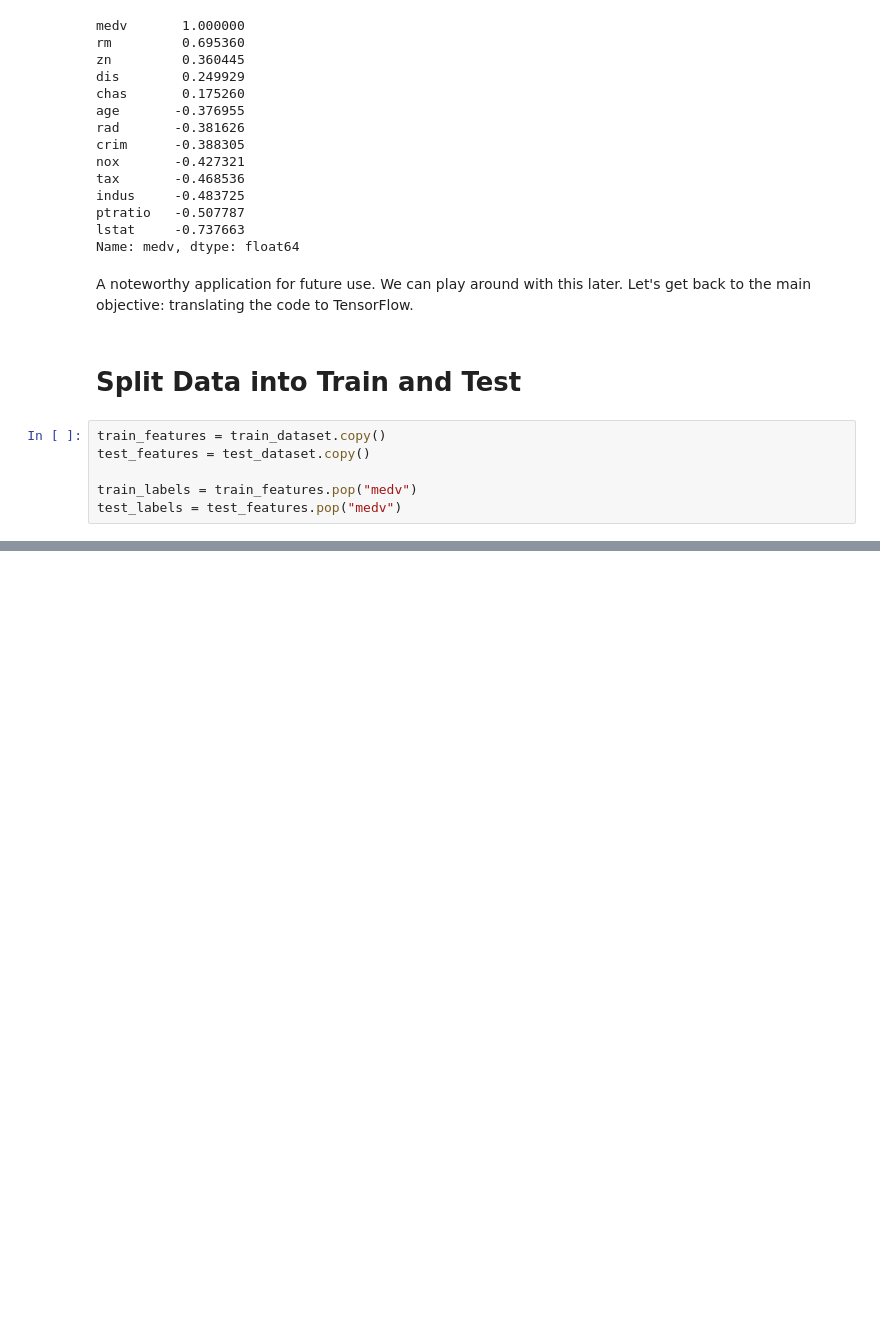
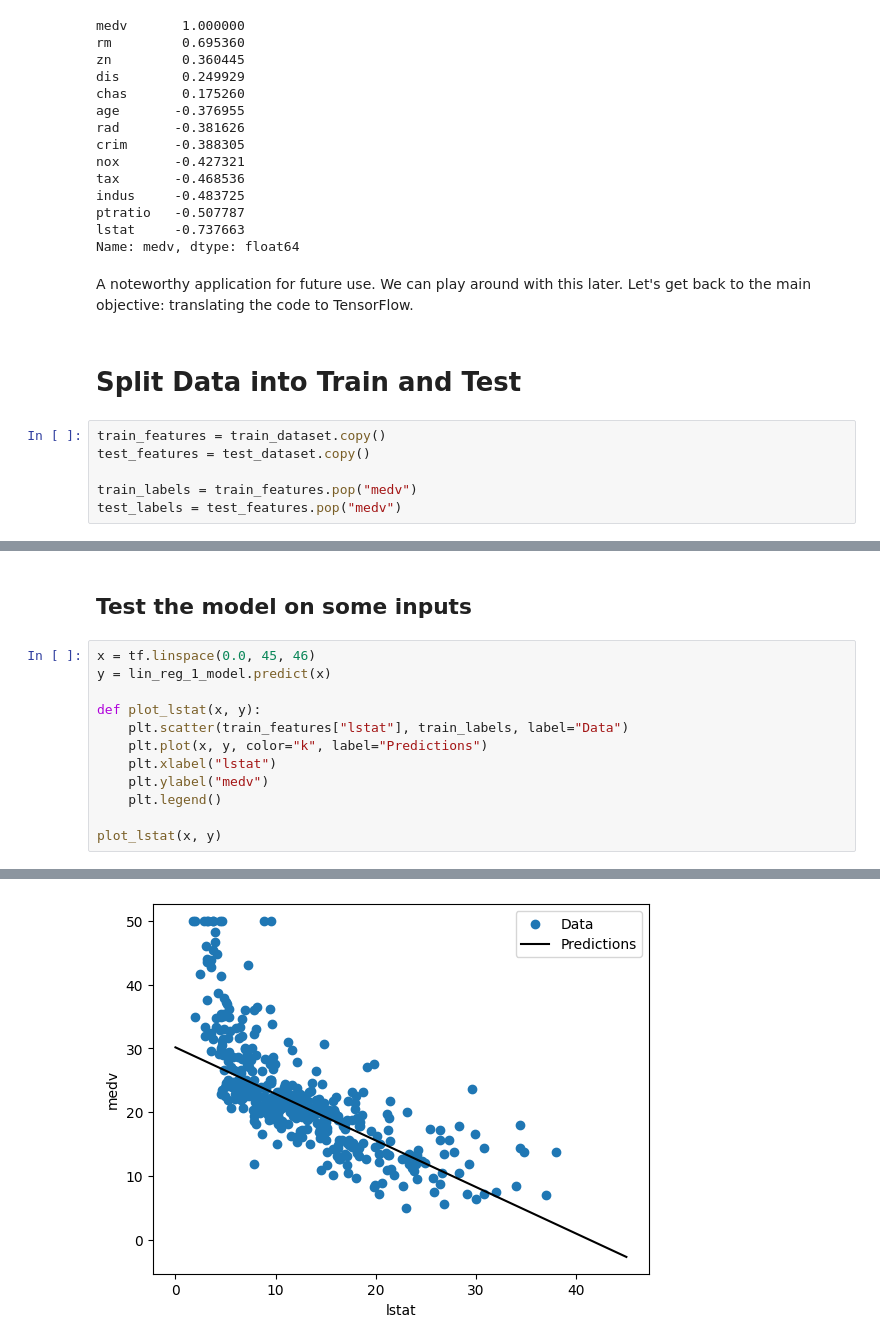
Before and after one commit to crdcamp/ml-learning-linear-regression, a Jupyter notebook: lin_reg_lab_to_tf.ipynb, the cells around one changed output, grey strips where cells are left out. Drawn from its saved outputs; the diff is of its cells as text; blank space fills up the shorter version.

```diff
--- a/lin_reg_lab_to_tf.ipynb
+++ b/lin_reg_lab_to_tf.ipynb
@@ -215,0 +274,15 @@ Model: "lin_reg_1_model"
+# %% [markdown]
+## Test the model on some inputs
+# %%
+x = tf.linspace(0.0, 45, 46)
+y = lin_reg_1_model.predict(x)
+
+def plot_lstat(x, y):
+    plt.scatter(train_features["lstat"], train_labels, label="Data")
+    plt.plot(x, y, color="k", label="Predictions")
+    plt.xlabel("lstat")
+    plt.ylabel("medv")
+    plt.legend()
+
+plot_lstat(x, y)
+# %% [output]
@@ -215,0 +290 @@ Model: "lin_reg_1_model"
+[figure, added]
```
Also changed, not shown: parts of 15 cells of this notebook.
